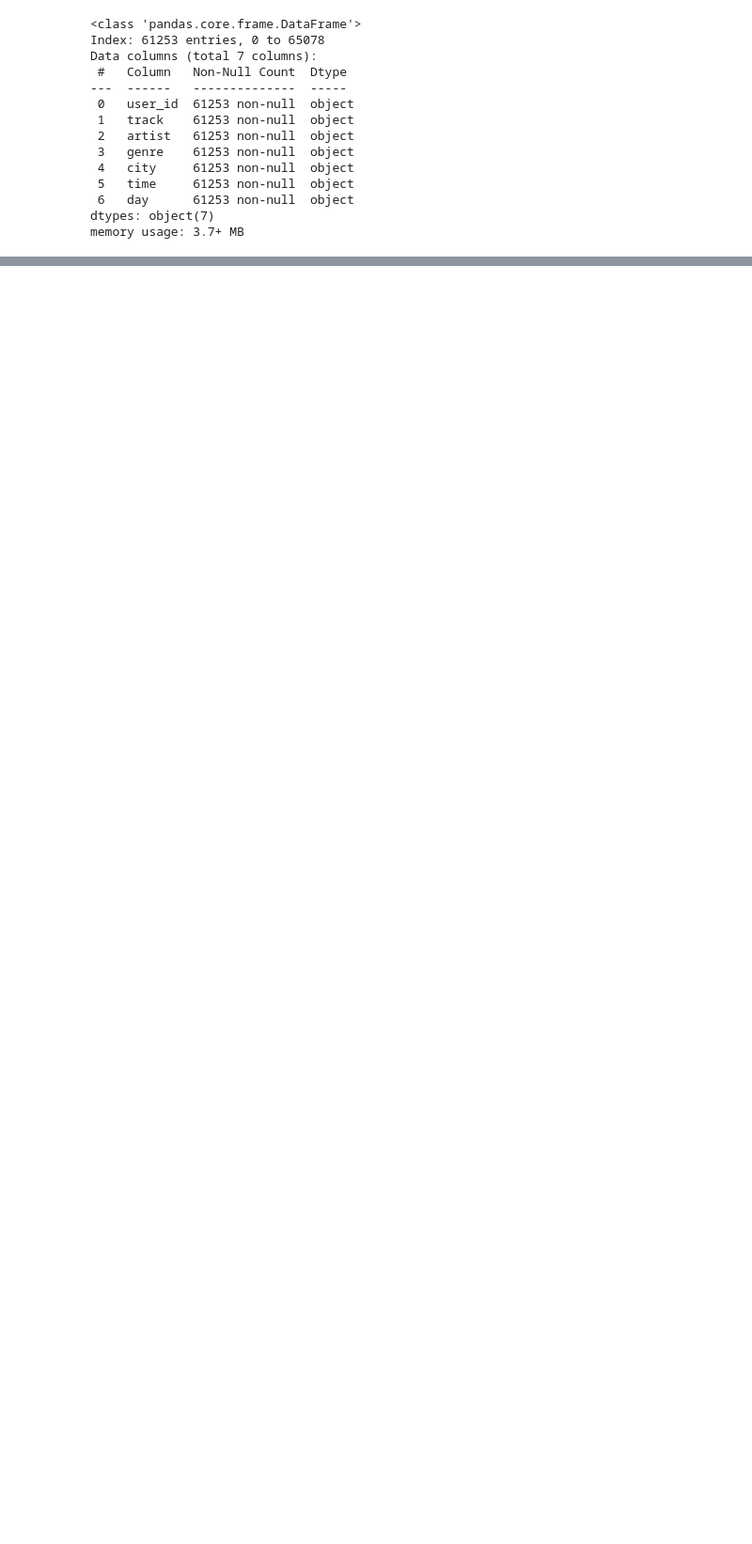
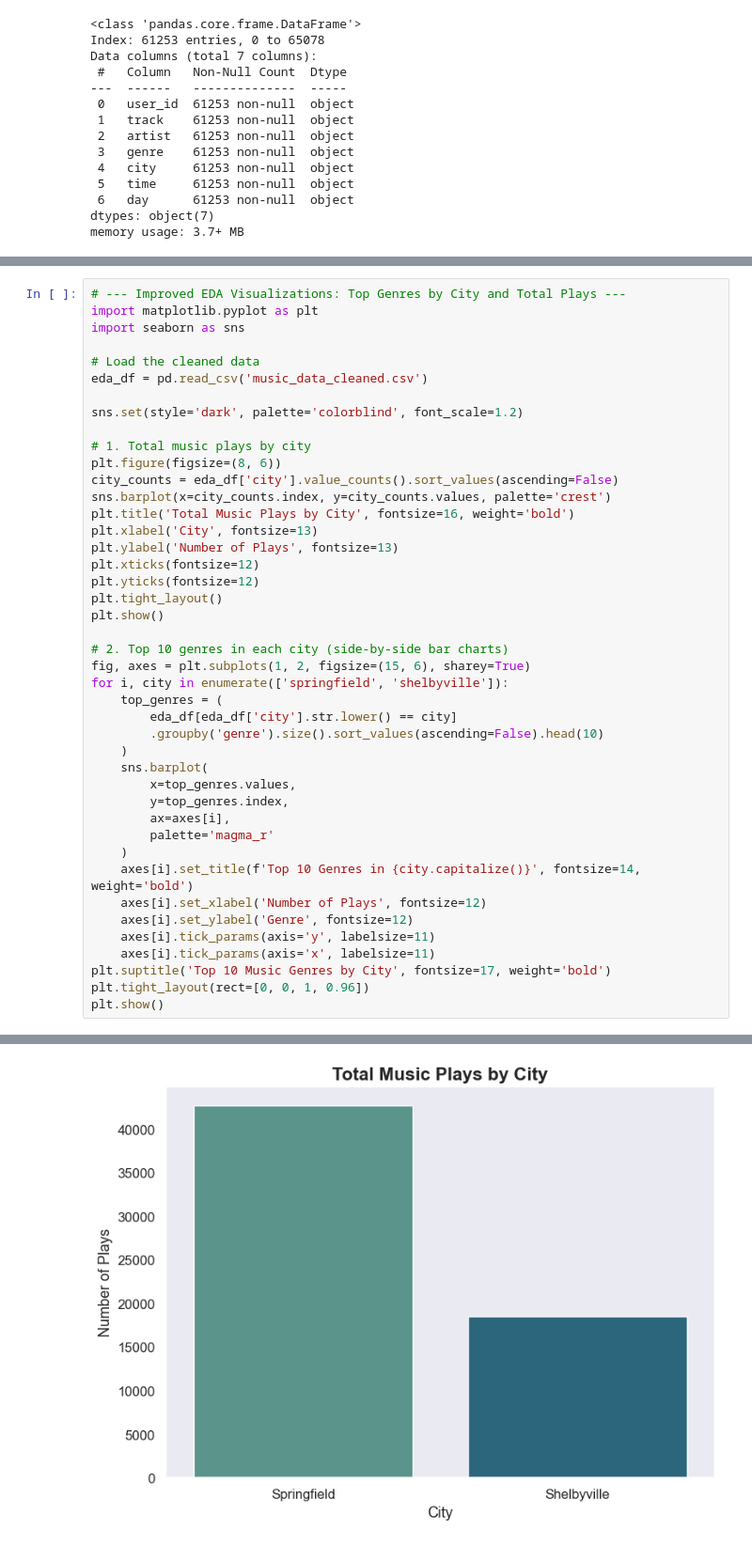
Before and after one commit to AnnaPChop/music-taste-analysis, a Jupyter notebook: music_analysis.ipynb, the cells around one changed output, grey strips where cells are left out. Shown at 94% size. Cells and saved outputs as stored; diff of their text form; blank space fills up the shorter version.

Commit message:
add EDA and graphics

```diff
--- a/music_analysis.ipynb
+++ b/music_analysis.ipynb
@@ -130,0 +135,44 @@ We have now performed the crucial data cleaning and preprocessing stage. Our dat
+# %%
+# --- Improved EDA Visualizations: Top Genres by City and Total Plays ---
+import matplotlib.pyplot as plt
+import seaborn as sns
+
+# Load the cleaned data
+eda_df = pd.read_csv('music_data_cleaned.csv')
+
+sns.set(style='dark', palette='colorblind', font_scale=1.2)
+
+# 1. Total music plays by city
+plt.figure(figsize=(8, 6))
+city_counts = eda_df['city'].value_counts().sort_values(ascending=False)
+sns.barplot(x=city_counts.index, y=city_counts.values, palette='crest')
+plt.title('Total Music Plays by City', fontsize=16, weight='bold')
+plt.xlabel('City', fontsize=13)
+plt.ylabel('Number of Plays', fontsize=13)
+plt.xticks(fontsize=12)
+plt.yticks(fontsize=12)
+plt.tight_layout()
+plt.show()
+
+# 2. Top 10 genres in each city (side-by-side bar charts)
+fig, axes = plt.subplots(1, 2, figsize=(15, 6), sharey=True)
+for i, city in enumerate(['springfield', 'shelbyville']):
+    top_genres = (
+        eda_df[eda_df['city'].str.lower() == city]
+        .groupby('genre').size().sort_values(ascending=False).head(10)
+    )
+    sns.barplot(
+        x=top_genres.values,
+        y=top_genres.index,
+        ax=axes[i],
+        palette='magma_r'
+    )
+    axes[i].set_title(f'Top 10 Genres in {city.capitalize()}', fontsize=14, weight='bold')
+    axes[i].set_xlabel('Number of Plays', fontsize=12)
+    axes[i].set_ylabel('Genre', fontsize=12)
+    axes[i].tick_params(axis='y', labelsize=11)
+    axes[i].tick_params(axis='x', labelsize=11)
+plt.suptitle('Top 10 Music Genres by City', fontsize=17, weight='bold')
+plt.tight_layout(rect=[0, 0, 1, 0.96])
+plt.show()
+# %% [output]
@@ -130,0 +182 @@ We have now performed the crucial data cleaning and preprocessing stage. Our dat
+[figure, added]
```
Also changed, not shown: parts of 5 cells of this notebook.
